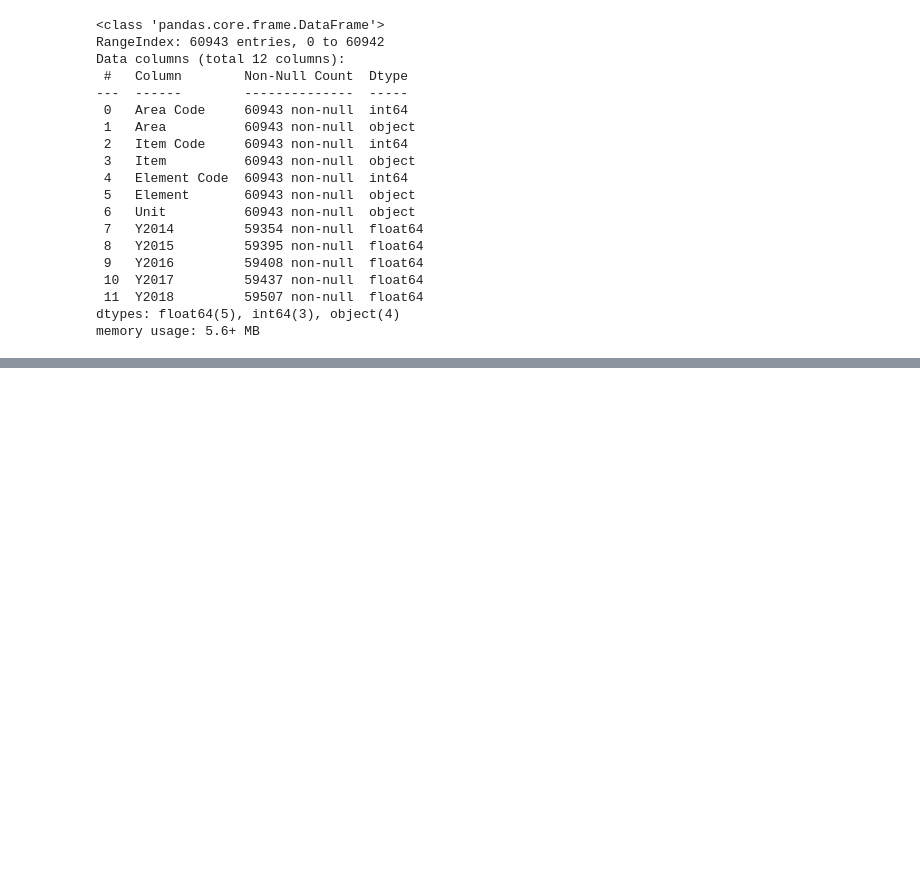
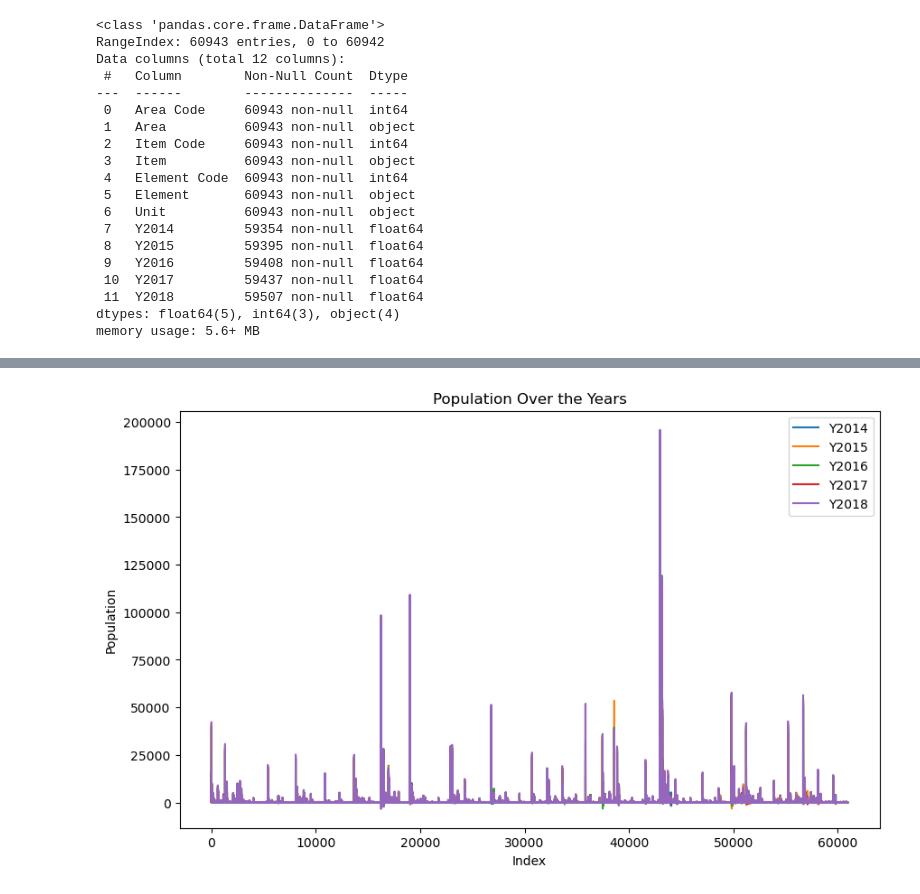
Before and after one commit to kelvinokumu/Food_Balance_Analysis_using_Python, a Jupyter notebook: notebooks/explore.ipynb, the cells around one changed output, grey strips where cells are left out. Saved outputs shown, nothing was run; the diff lists cells and outputs as text; code cells hidden in the pictures; blank space fills up the shorter version.

```diff
--- a/notebooks/explore.ipynb
+++ b/notebooks/explore.ipynb
@@ -55,0 +228,15 @@ df.describe()
+# %%
+# Time series plot for population over the years
+plt.figure(figsize=(10, 6))
+plt.plot(df['Y2014'], label='Y2014')
+plt.plot(df['Y2015'], label='Y2015')
+plt.plot(df['Y2016'], label='Y2016')
+plt.plot(df['Y2017'], label='Y2017')
+plt.plot(df['Y2018'], label='Y2018')
+plt.title('Population Over the Years')
+plt.xlabel('Index')
+plt.ylabel('Population')
+plt.legend()
+plt.show()
+# %% [output]
+[figure, added]
```
Also changed, not shown: parts of 13 cells of this notebook.
